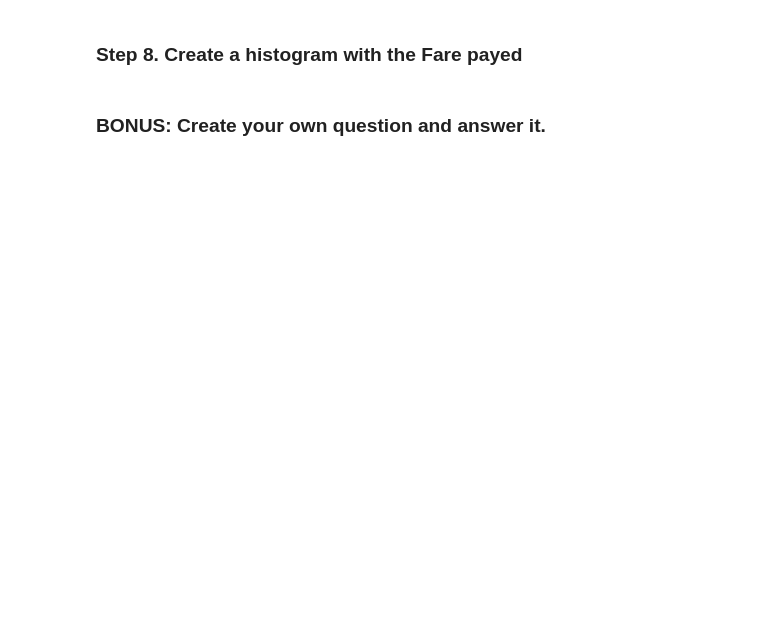
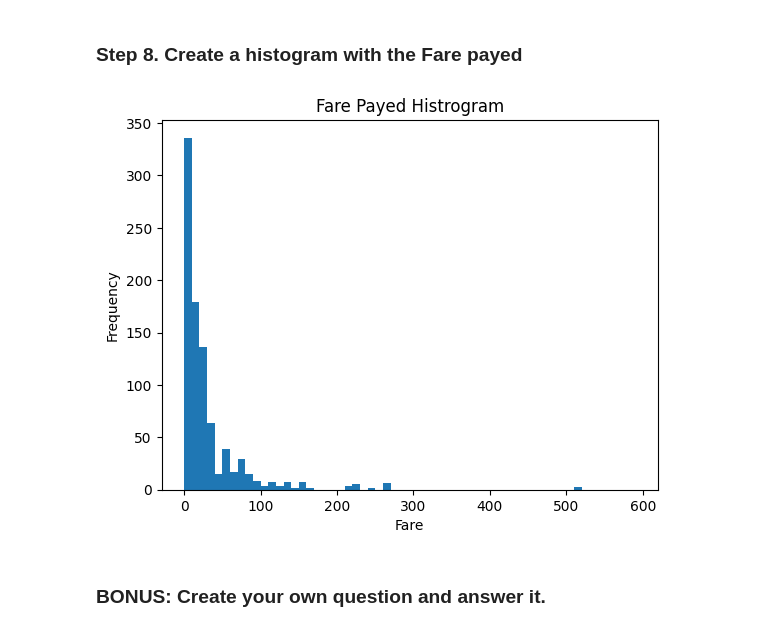
Before and after one commit to coldoctopus/Intro-to-DS-AI-codes, a Jupyter notebook: Lab 2/Exercises 7.ipynb, the cells around one changed output. Saved outputs shown, nothing was run; the diff lists cells and outputs as text; code cells hidden in the pictures; blank space fills up the shorter version.

```diff
--- a/Lab 2/Exercises 7.ipynb
+++ b/Lab 2/Exercises 7.ipynb
@@ -71,4 +79,17 @@ ValueError: setting an array element with a sequence. The requested array has an
 # %% [markdown]
 ### Step 8. Create a histogram with the Fare payed
+# %%
+fare = titanic.Fare.sort_values(ascending = False)
+bins = np.arange(0,600,10)
+
+plt.hist(fare, bins = bins)
+
+plt.xlabel('Fare')
+plt.ylabel('Frequency')
+plt.title('Fare Payed Histrogram')
+
+plt.show()
+# %% [output]
+[figure, added]
 # %% [markdown]
 ### BONUS: Create your own question and answer it.
```
Also changed, not shown: parts of 4 cells of this notebook.
